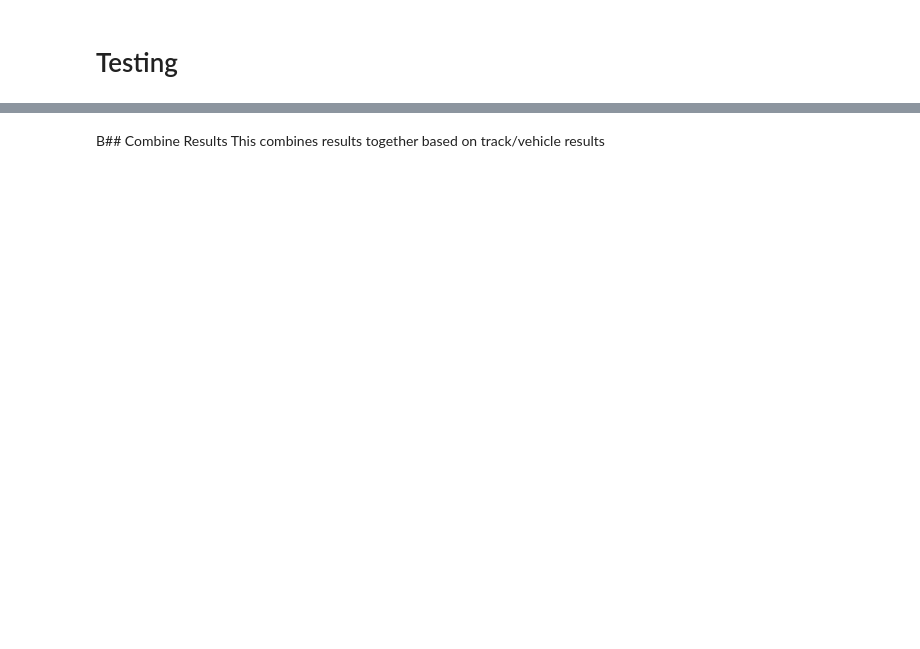
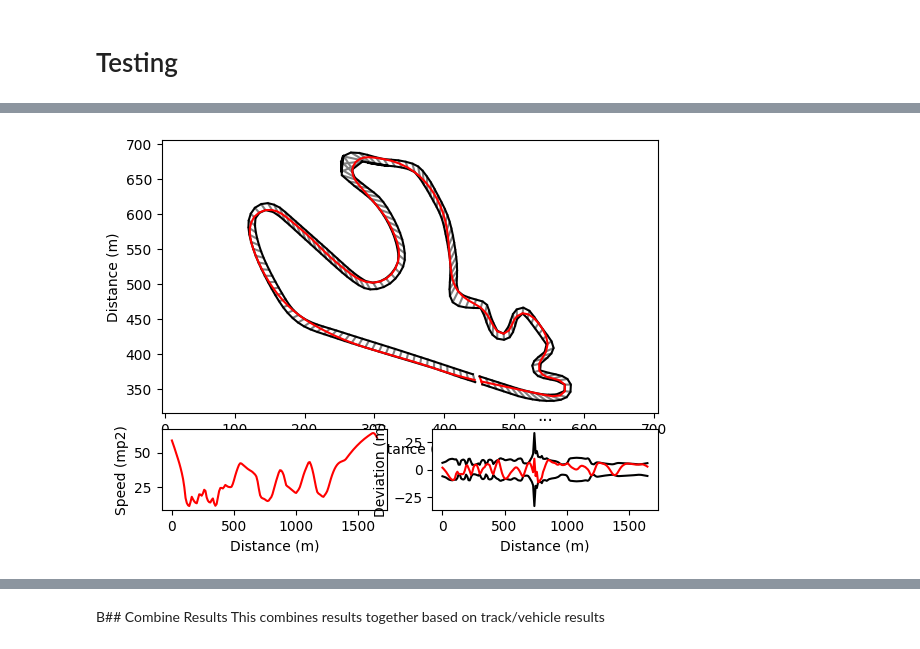
Before and after one commit to BelleGarlick/MlLapSim, a Jupyter notebook: src/notebooks/Results.ipynb, the cells around one changed output, grey strips where cells are left out. Drawn from its saved outputs; the diff is of its cells as text; code cells hidden in the pictures; blank space fills up the shorter version.

```diff
--- a/src/notebooks/Results.ipynb
+++ b/src/notebooks/Results.ipynb
@@ -43,0 +80,29 @@ Donea Mx5 Mk3 - IT Imola - Grand Prix Circuit
+# %%
+bounds.bounds.max_width
+
+largest = 0, None
+
+for track in dataset:
+    track_max_width = np.max(track["widths"])
+    if track_max_width > largest[0]:
+        largest = track_max_width, track
+
+from toolkit import maths
+
+
+max(largest[1]["widths"])
+
+from lapsim.render import plot_full, RenderItem
+
+plot_full(
+    tracks=[
+        RenderItem(
+            track=largest[1],
+            label="Predicted",
+            color="red"
+        ),
+    ],
+    title="..."
+)
+# %% [output]
+[figure, added]
```
Also changed, not shown: parts of 12 cells of this notebook, 7 other files.
